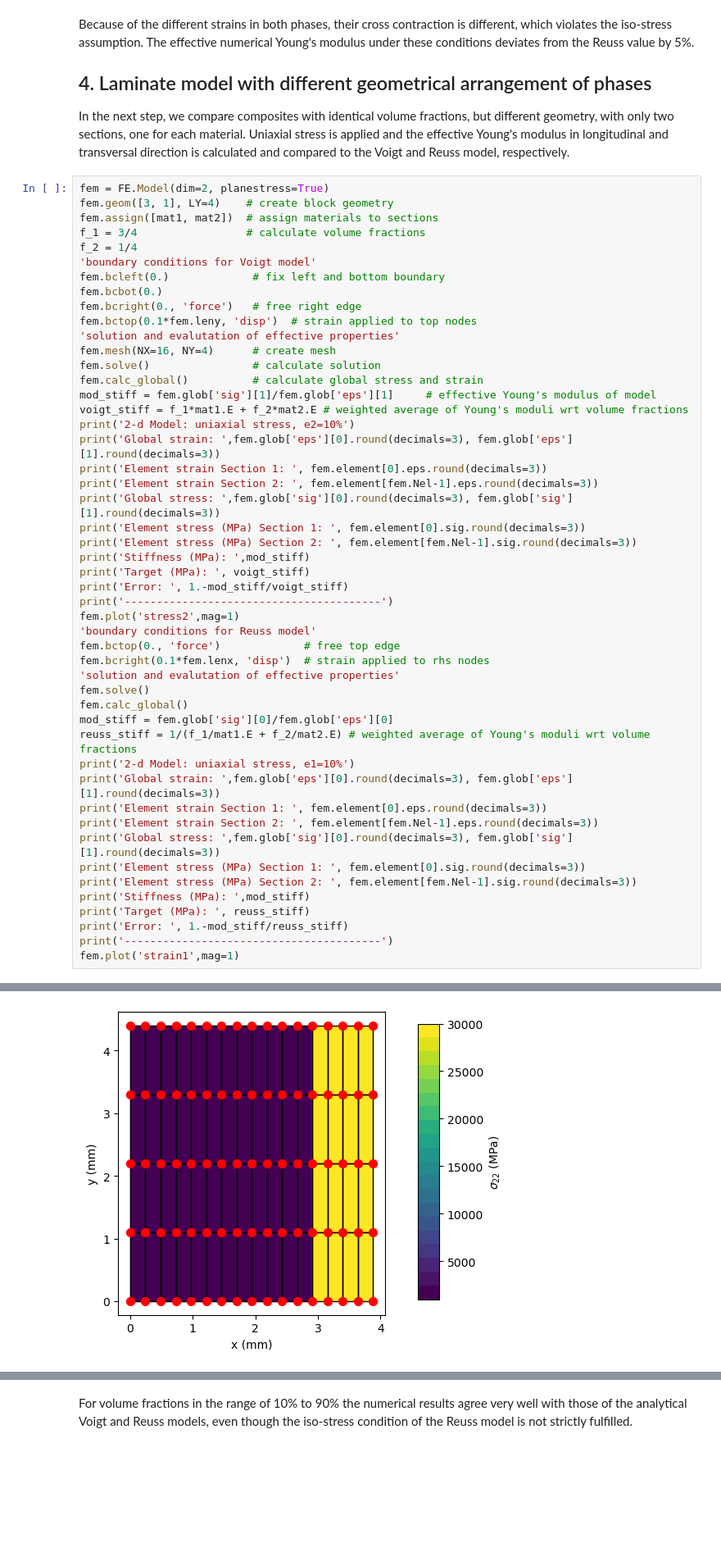
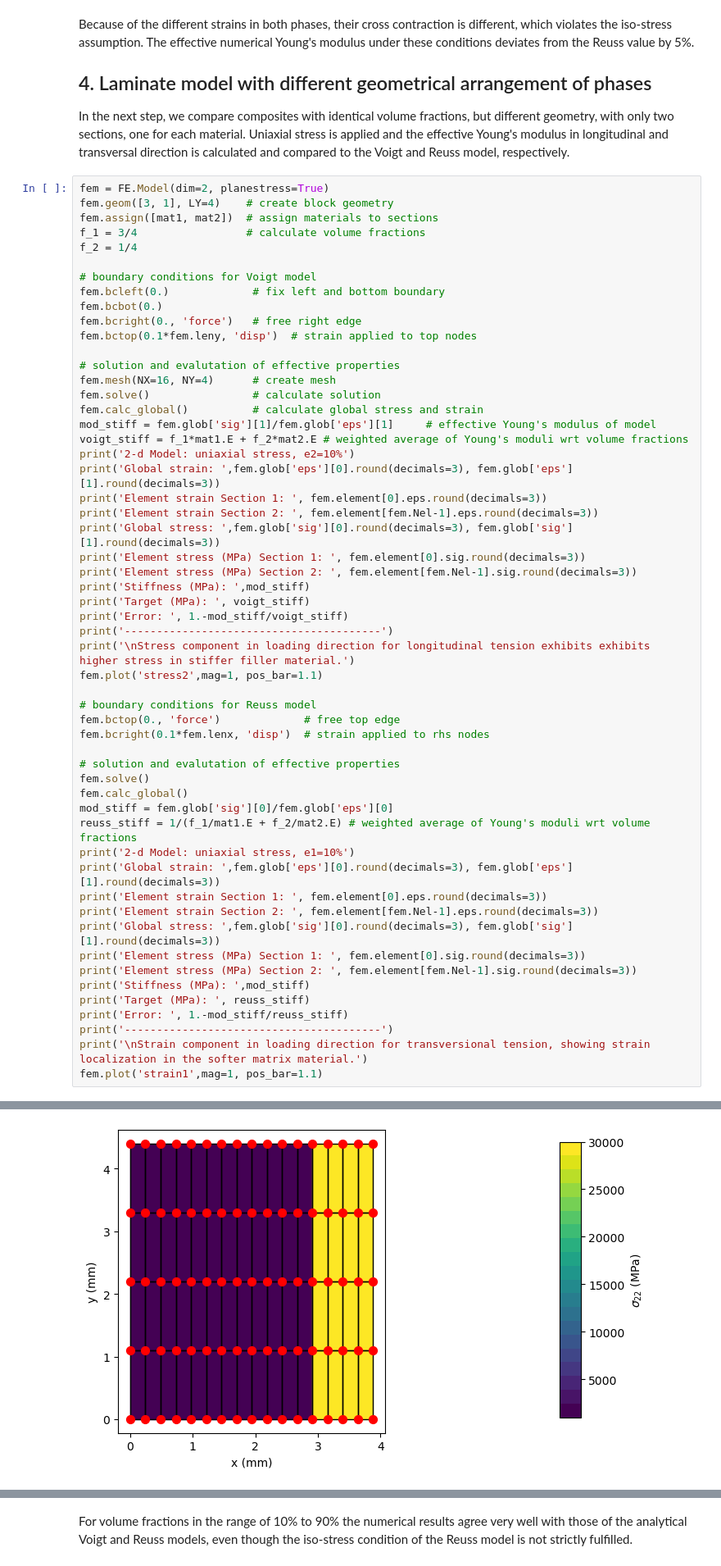
Before and after one commit to AHartmaier/pyLabFEA, a Jupyter notebook: notebooks/pyLabFEA_Composites.ipynb, the cells around one changed output, grey strips where cells are left out. Shown at 82% size. Saved outputs shown, nothing was run; the diff lists cells and outputs as text; blank space fills up the shorter version.

```diff
--- a/notebooks/pyLabFEA_Composites.ipynb
+++ b/notebooks/pyLabFEA_Composites.ipynb
@@ -210,12 +247,14 @@ fem.geom([3, 1], LY=4)    # create block geometry
 fem.assign([mat1, mat2])  # assign materials to sections
 f_1 = 3/4                 # calculate volume fractions
 f_2 = 1/4
-'boundary conditions for Voigt model'
+
+# boundary conditions for Voigt model
 fem.bcleft(0.)             # fix left and bottom boundary
 fem.bcbot(0.)
 fem.bcright(0., 'force')   # free right edge
 fem.bctop(0.1*fem.leny, 'disp')  # strain applied to top nodes
-'solution and evalutation of effective properties'
+
+# solution and evalutation of effective properties
 fem.mesh(NX=16, NY=4)      # create mesh
 fem.solve()                # calculate solution
 fem.calc_global()          # calculate global stress and strain
@@ -232,11 +271,14 @@ print('Stiffness (MPa): ',mod_stiff)
 print('Target (MPa): ', voigt_stiff)
 print('Error: ', 1.-mod_stiff/voigt_stiff)
 print('----------------------------------------')
-fem.plot('stress2',mag=1)
-'boundary conditions for Reuss model'
+print('\nStress component in loading direction for longitudinal tension exhibits exhibits higher stress in stiffer filler material.')
+fem.plot('stress2',mag=1, pos_bar=1.1)
+
+# boundary conditions for Reuss model
 fem.bctop(0., 'force')             # free top edge
 fem.bcright(0.1*fem.lenx, 'disp')  # strain applied to rhs nodes
-'solution and evalutation of effective properties'
+
+# solution and evalutation of effective properties
 fem.solve()
 fem.calc_global()
 mod_stiff = fem.glob['sig'][0]/fem.glob['eps'][0]
@@ -252,7 +294,8 @@ print('Stiffness (MPa): ',mod_stiff)
 print('Target (MPa): ', reuss_stiff)
 print('Error: ', 1.-mod_stiff/reuss_stiff)
 print('----------------------------------------')
-fem.plot('strain1',mag=1)
+print('\nStrain component in loading direction for transversional tension, showing strain localization in the softer matrix material.')
+fem.plot('strain1',mag=1, pos_bar=1.1)
 # %% [output]
 2-d Model: uniaxial stress, e2=10%
 Global strain:  -0.03 0.1
@@ -268,4 +313,4 @@ Error:  2.3314683517128287e-15
-[figure, old version]
+[figure, new version]
 2-d Model: uniaxial stress, e1=10%
 Global strain:  0.07 0.08
 Element strain Section 1:  [ 0.108  0.069 -0.076  0.     0.     0.   ]
```
Also changed, not shown: parts of 6 cells of this notebook.
